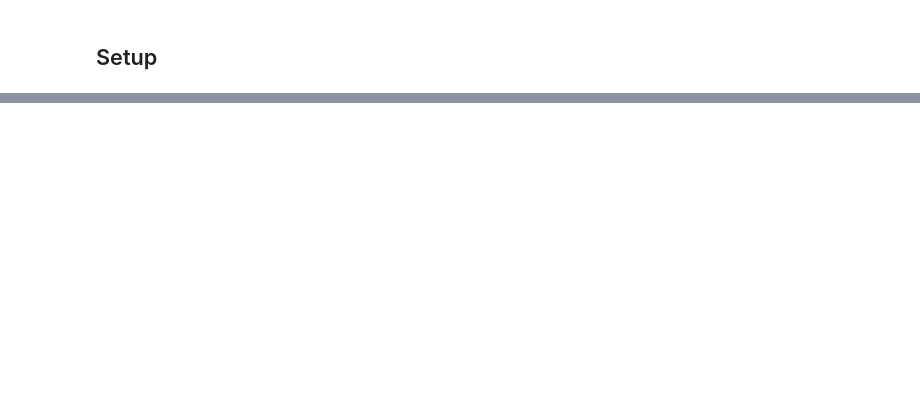
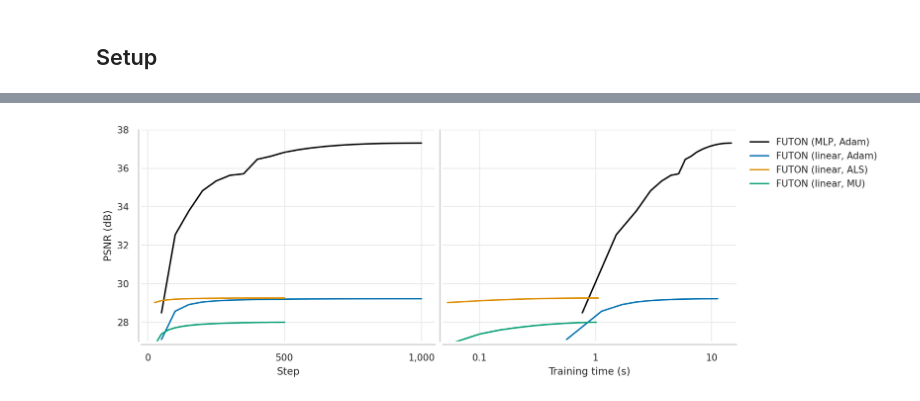
Before and after one commit to pashtari/inro, a Jupyter notebook: notebooks/futon_solvers.ipynb, the cells around one changed output, grey strips where cells are left out. Drawn from its saved outputs; the diff is of its cells as text; code cells hidden in the pictures; blank space fills up the shorter version.

```diff
--- a/notebooks/futon_solvers.ipynb
+++ b/notebooks/futon_solvers.ipynb
@@ -339,0 +342,45 @@ plt.show()
+# %%
+records = pd.DataFrame(
+    {
+        "Model": name,
+        "Step": entry["step"],
+        "Time (s)": entry["elapsed"],
+        "PSNR (dB)": entry["eval"]["psnr"],
+    }
+    for name, result in results.items()
+    for entry in result["history"]
+    if "eval" in entry
+)
+
+order = [model for model in PALETTE if model in set(records["Model"])]
+fig, axes = plt.subplots(1, 2, figsize=(11, 3.6), sharey=True, layout="constrained")
+for ax, x in zip(axes, ("Step", "Time (s)")):
+    sns.lineplot(
+        records,
+        x=x,
+        y="PSNR (dB)",
+        hue="Model",
+        style="Model",
+        hue_order=order,
+        style_order=order,
+        palette=PALETTE,
+        dashes=DASHES,
+        legend=ax is axes[1],
+        ax=ax,
+    )
+axes[0].xaxis.set_major_locator(MaxNLocator(nbins=5, steps=NICE))
+axes[0].xaxis.set_major_formatter(StrMethodFormatter("{x:,.0f}"))
+final = records.groupby("Model")["PSNR (dB)"].last()
+low, high = final.min(), records["PSNR (dB)"].max()
+margin = 0.05 * (high - low)  # so that no curve ends on the frame
+metric_axis(axes[0], "PSNR (dB)", low - margin, high + margin)
+shown = records["PSNR (dB)"] >= axes[0].get_ylim()[0]  # the evaluations in view
+time_axis(axes[1], records.loc[shown, "Time (s)"])
+
+sns.move_legend(
+    axes[-1], "upper left", bbox_to_anchor=(1.02, 1), title=None, frameon=False
+)
+sns.despine(fig, offset=3)
+plt.show()
+# %% [output]
+[figure, added]
```
Also changed, not shown: parts of 37 cells of this notebook, 5 other files.
